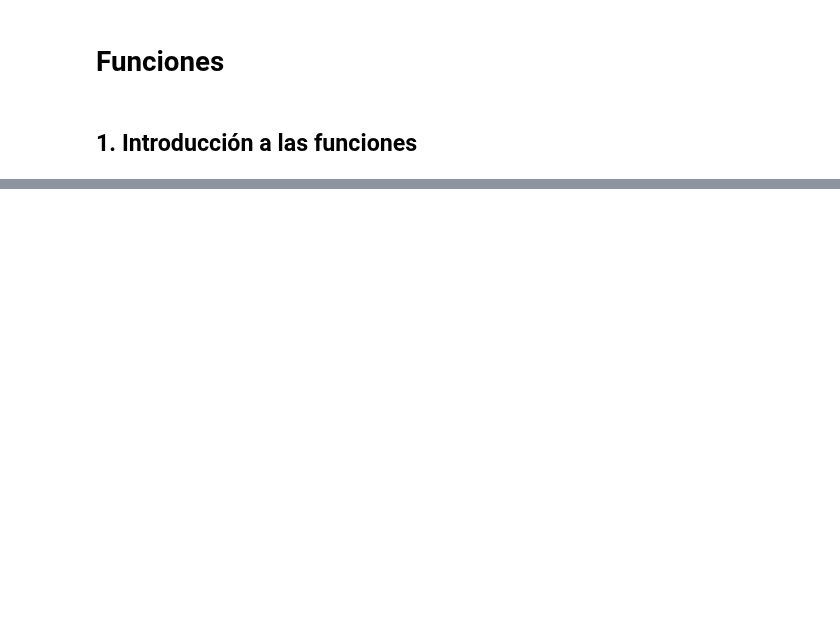
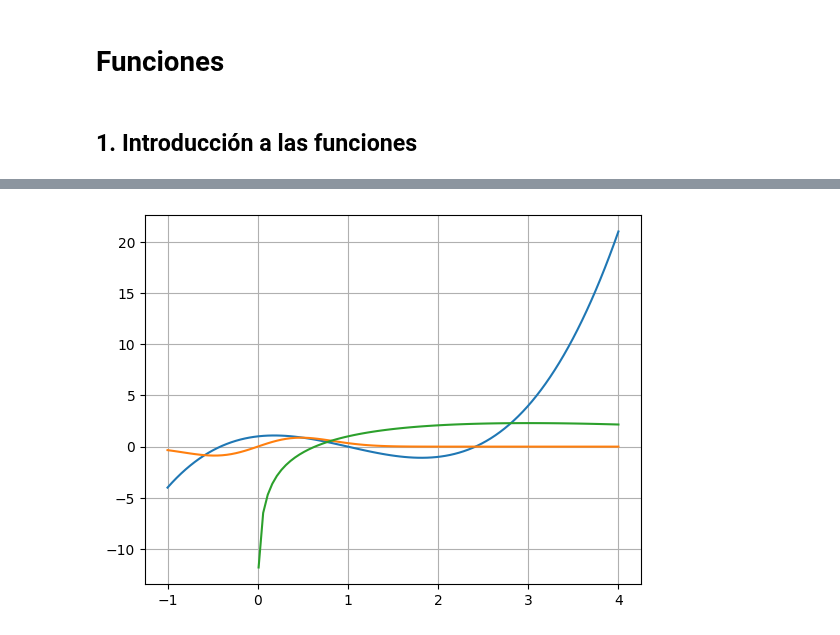
Before and after one commit to financieras/math_for_ai, a Jupyter notebook: 010_Funciones.ipynb, the cells around one changed output, grey strips where cells are left out. Saved outputs shown, nothing was run; the diff lists cells and outputs as text; code cells hidden in the pictures; blank space fills up the shorter version.

```diff
--- a/010_Funciones.ipynb
+++ b/010_Funciones.ipynb
@@ -75,0 +128,21 @@ Podemos observar como la temperatura varía a lo largo del día. Podríamos esta
+# %%
+#@title Graficando las tres funciones simultáneamente
+
+import numpy as np
+from matplotlib import pyplot as plt
+
+x = np.linspace(-1, 4, 100)
+
+f = x**3 - 3 * x**2 + x + 1
+g = 3 * np.exp(-2*x**2) *  np.sin(x)
+h = 3 * np.log(x) -x + 2
+
+plt.figure()
+plt.plot(x, f)
+plt.plot(x, g)
+plt.plot(x, h)
+plt.grid()
+
+plt.show()
+# %% [output]
+[figure, added]
```
Also changed, not shown: parts of 4 cells of this notebook.
